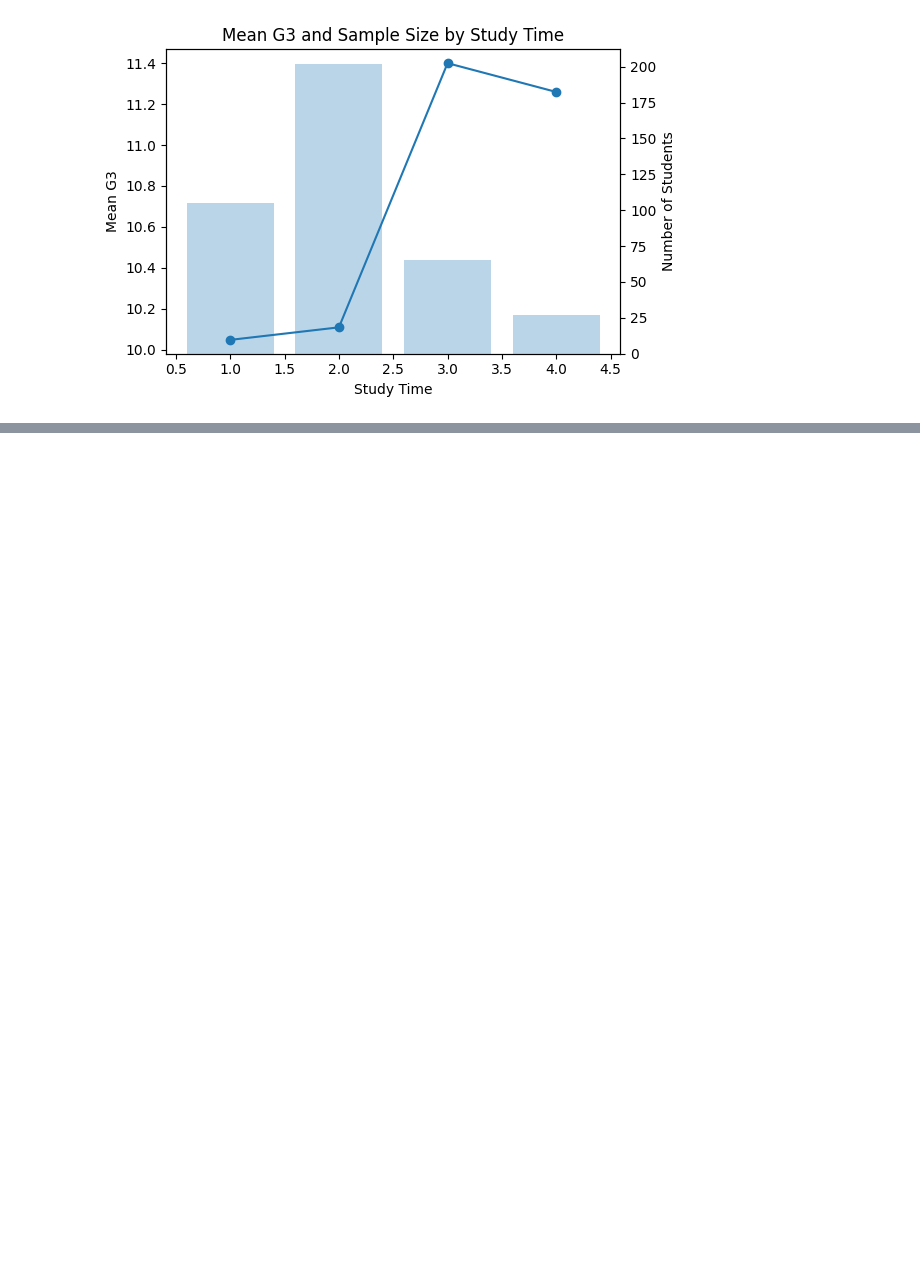
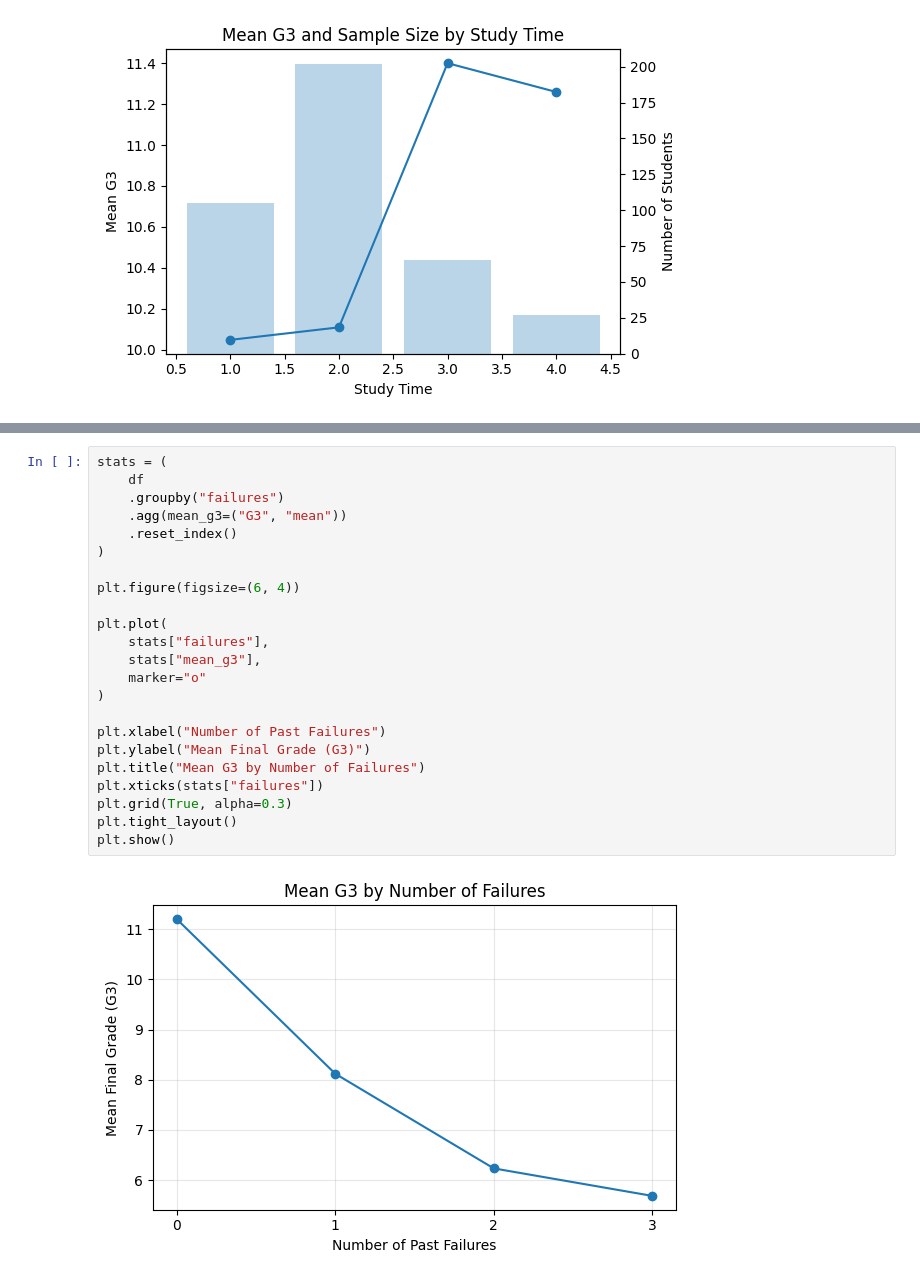
Before and after one commit to smartestnerdfromtown/Data-Analytics-Projects, a Jupyter notebook: Math-Students Performance Data/analysis.ipynb, the cells around one changed output, grey strips where cells are left out. Saved outputs shown, nothing was run; the diff lists cells and outputs as text; blank space fills up the shorter version.

Commit message:
Mean G3 by Number of Failures

```diff
--- a/Math-Students Performance Data/analysis.ipynb
+++ b/Math-Students Performance Data/analysis.ipynb
@@ -397,0 +424,25 @@ plt.show()
+# %%
+stats = (
+    df
+    .groupby("failures")
+    .agg(mean_g3=("G3", "mean"))
+    .reset_index()
+)
+
+plt.figure(figsize=(6, 4))
+
+plt.plot(
+    stats["failures"],
+    stats["mean_g3"],
+    marker="o"
+)
+
+plt.xlabel("Number of Past Failures")
+plt.ylabel("Mean Final Grade (G3)")
+plt.title("Mean G3 by Number of Failures")
+plt.xticks(stats["failures"])
+plt.grid(True, alpha=0.3)
+plt.tight_layout()
+plt.show()
+# %% [output]
+[figure, added]
```
Also changed, not shown: parts of 4 cells of this notebook.
